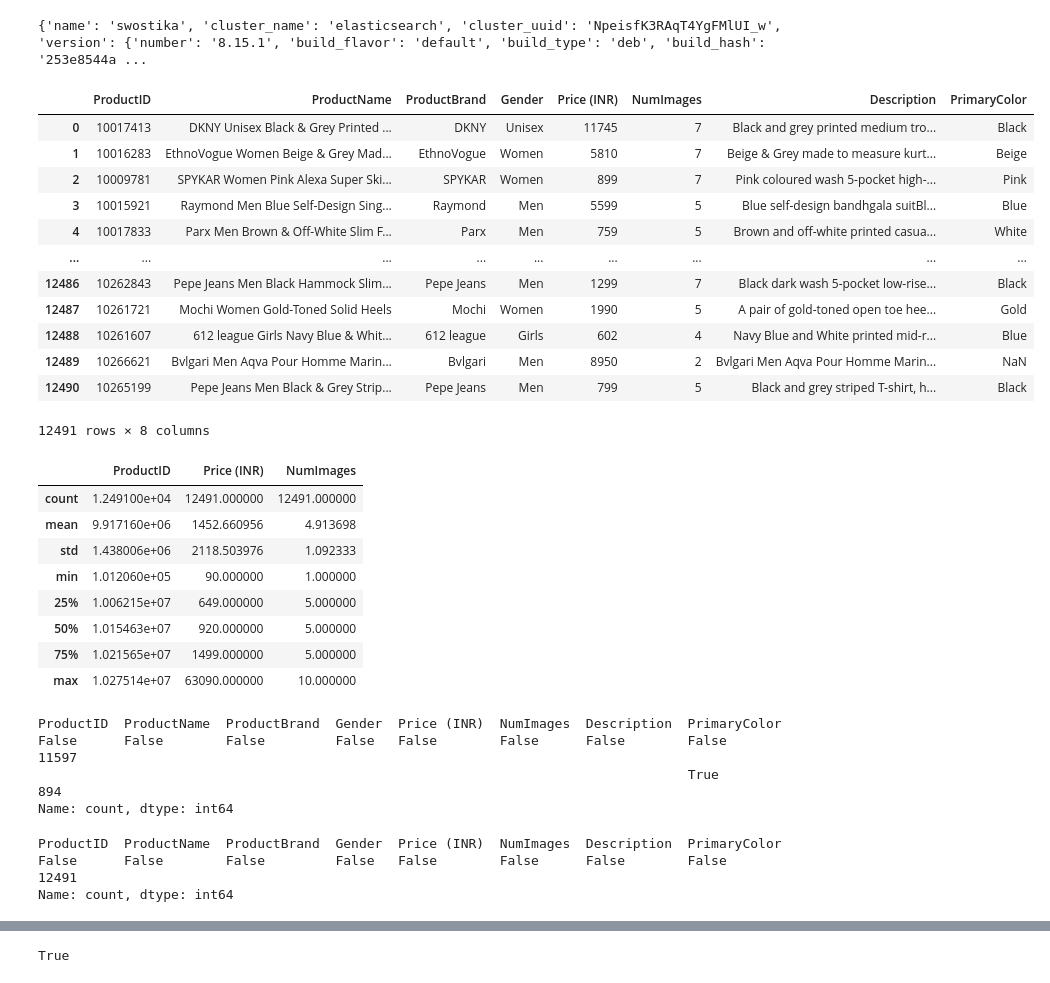
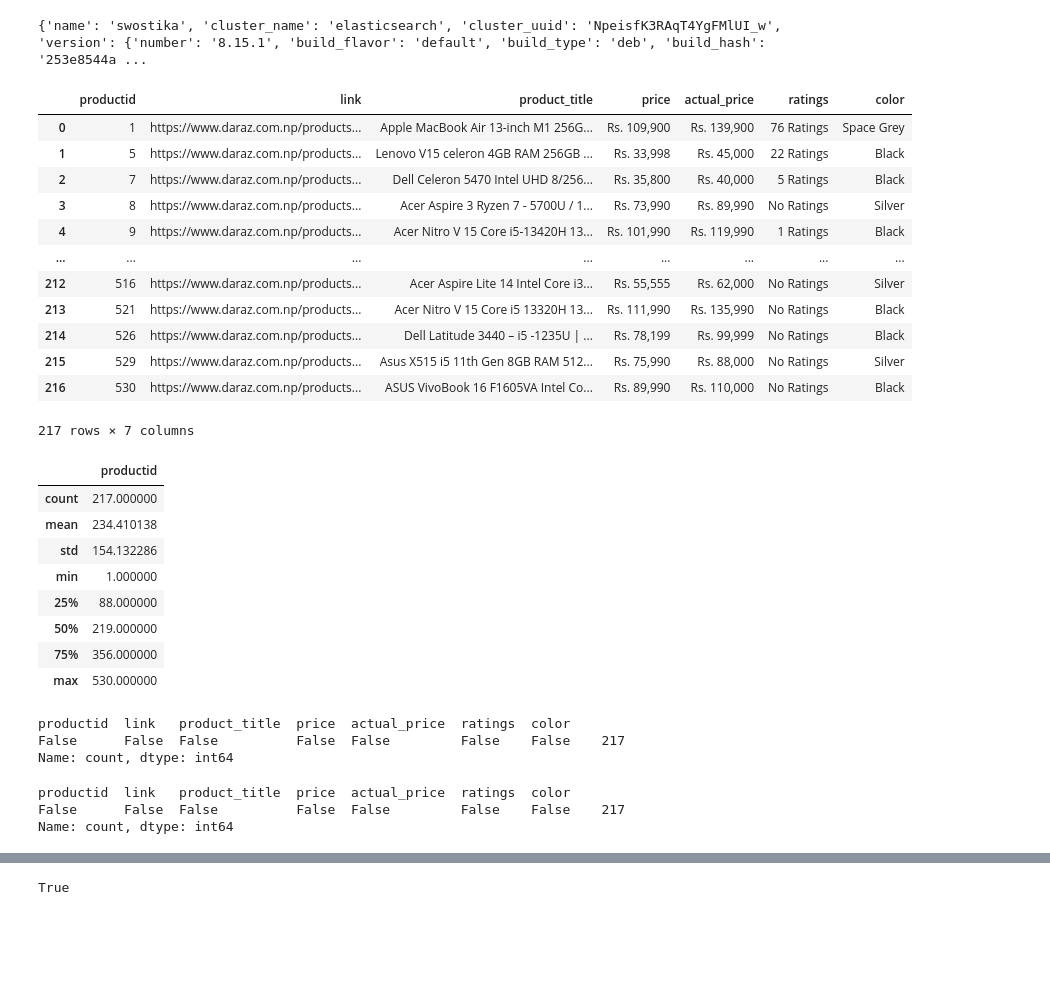
Before and after one commit to swostika-048/semantic_search_engine, a Jupyter notebook: index.ipynb, the cells around one changed output, grey strips where cells are left out. Cells and saved outputs as stored; diff of their text form; code cells hidden in the pictures; blank space fills up the shorter version.

Commit message:
implemented with product_product data

```diff
--- a/index.ipynb
+++ b/index.ipynb
@@ -12,48 +12,47 @@ print(info)
 {'name': 'swostika', 'cluster_name': 'elasticsearch', 'cluster_uuid': 'NpeisfK3RAqT4YgFMlUI_w', 'version': {'number': '8.15.1', 'build_flavor': 'default', 'build_type': 'deb', 'build_hash': '253e8544a ...
 # %%
 import pandas as pd
-df=pd.read_csv('Data/myntra_products_catalog.csv')
+df=pd.read_csv('cleaned_file.csv')
 df
 # %% [output]
-|  | ProductID | ProductName | ProductBrand | Gender | Price (INR) | NumImages | Description | PrimaryColor |
-| 0 | 10017413 | DKNY Unisex Black & Grey Printed ... | DKNY | Unisex | 11745 | 7 | Black and grey printed medium tro... | Black |
-| 1 | 10016283 | EthnoVogue Women Beige & Grey Mad... | EthnoVogue | Women | 5810 | 7 | Beige & Grey made to measure kurt... | Beige |
-| 2 | 10009781 | SPYKAR Women Pink Alexa Super Ski... | SPYKAR | Women | 899 | 7 | Pink coloured wash 5-pocket high-... | Pink |
-| 3 | 10015921 | Raymond Men Blue Self-Design Sing... | Raymond | Men | 5599 | 5 | Blue self-design bandhgala suitBl... | Blue |
-| 4 | 10017833 | Parx Men Brown & Off-White Slim F... | Parx | Men | 759 | 5 | Brown and off-white printed casua... | White |
-| ... | ... | ... | ... | ... | ... | ... | ... | ... |
-| 12486 | 10262843 | Pepe Jeans Men Black Hammock Slim... | Pepe Jeans | Men | 1299 | 7 | Black dark wash 5-pocket low-rise... | Black |
-| 12487 | 10261721 | Mochi Women Gold-Toned Solid Heels | Mochi | Women | 1990 | 5 | A pair of gold-toned open toe hee... | Gold |
-| 12488 | 10261607 | 612 league Girls Navy Blue & Whit... | 612 league | Girls | 602 | 4 | Navy Blue and White printed mid-r... | Blue |
-| 12489 | 10266621 | Bvlgari Men Aqva Pour Homme Marin... | Bvlgari | Men | 8950 | 2 | Bvlgari Men Aqva Pour Homme Marin... | NaN |
-| 12490 | 10265199 | Pepe Jeans Men Black & Grey Strip... | Pepe Jeans | Men | 799 | 5 | Black and grey striped T-shirt, h... | Black |
+|  | productid | link | product_title | price | actual_price | ratings | color |
+| 0 | 1 | https://www.daraz.com.np/products... | Apple MacBook Air 13-inch M1 256G... | Rs. 109,900 | Rs. 139,900 | 76 Ratings | Space Grey |
+| 1 | 5 | https://www.daraz.com.np/products... | Lenovo V15 celeron 4GB RAM 256GB ... | Rs. 33,998 | Rs. 45,000 | 22 Ratings | Black |
+| 2 | 7 | https://www.daraz.com.np/products... | Dell Celeron 5470 Intel UHD 8/256... | Rs. 35,800 | Rs. 40,000 | 5 Ratings | Black |
+| 3 | 8 | https://www.daraz.com.np/products... | Acer Aspire 3 Ryzen 7 - 5700U / 1... | Rs. 73,990 | Rs. 89,990 | No Ratings | Silver |
+| 4 | 9 | https://www.daraz.com.np/products... | Acer Nitro V 15 Core i5-13420H 13... | Rs. 101,990 | Rs. 119,990 | 1 Ratings | Black |
+| ... | ... | ... | ... | ... | ... | ... | ... |
+| 212 | 516 | https://www.daraz.com.np/products... | Acer Aspire Lite 14 Intel Core i3... | Rs. 55,555 | Rs. 62,000 | No Ratings | Silver |
+| 213 | 521 | https://www.daraz.com.np/products... | Acer Nitro V 15 Core i5 13320H 13... | Rs. 111,990 | Rs. 135,990 | No Ratings | Black |
+| 214 | 526 | https://www.daraz.com.np/products... | Dell Latitude 3440 – i5 -1235U | ... | Rs. 78,199 | Rs. 99,999 | No Ratings | Black |
+| 215 | 529 | https://www.daraz.com.np/products... | Asus X515 i5 11th Gen 8GB RAM 512... | Rs. 75,990 | Rs. 88,000 | No Ratings | Silver |
+| 216 | 530 | https://www.daraz.com.np/products... | ASUS VivoBook 16 F1605VA Intel Co... | Rs. 89,990 | Rs. 110,000 | No Ratings | Black |
-12491 rows × 8 columns
+217 rows × 7 columns
 # %%
 df.describe()
 # %% [output]
-|  | ProductID | Price (INR) | NumImages |
-| count | 1.249100e+04 | 12491.000000 | 12491.000000 |
-| mean | 9.917160e+06 | 1452.660956 | 4.913698 |
-| std | 1.438006e+06 | 2118.503976 | 1.092333 |
-| min | 1.012060e+05 | 90.000000 | 1.000000 |
-| 25% | 1.006215e+07 | 649.000000 | 5.000000 |
-| 50% | 1.015463e+07 | 920.000000 | 5.000000 |
-| 75% | 1.021565e+07 | 1499.000000 | 5.000000 |
-| max | 1.027514e+07 | 63090.000000 | 10.000000 |
+|  | productid |
+| count | 217.000000 |
+| mean | 234.410138 |
+| std | 154.132286 |
+| min | 1.000000 |
+| 25% | 88.000000 |
+| 50% | 219.000000 |
+| 75% | 356.000000 |
+| max | 530.000000 |
 # %%
 df.isna().value_counts()
 # %% [output]
-ProductID  ProductName  ProductBrand  Gender  Price (INR)  NumImages  Description  PrimaryColor
-False      False        False         False   False        False      False        False           11597
-                                                                                   True              894
+productid  link   product_title  price  actual_price  ratings  color
+False      False  False          False  False         False    False    217
 Name: count, dtype: int64
 # %%
 df.fillna("None", inplace=True)
 # %%
 df.isna().value_counts()
 # %% [output]
-ProductID  ProductName  ProductBrand  Gender  Price (INR)  NumImages  Description  PrimaryColor
-False      False        False         False   False        False      False        False           12491
+productid  link   product_title  price  actual_price  ratings  color
+False      False  False          False  False         False    False    217
 Name: count, dtype: int64
 # %%
 from sentence_transformers import SentenceTransformer
```
Also changed, not shown: parts of 9 cells of this notebook, 5 other files.
